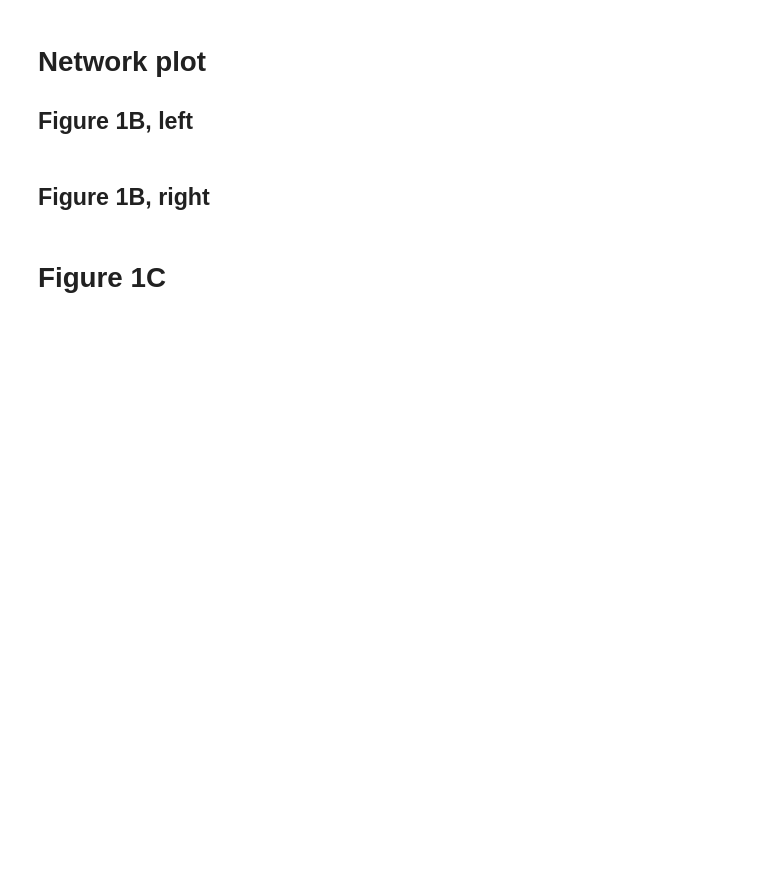
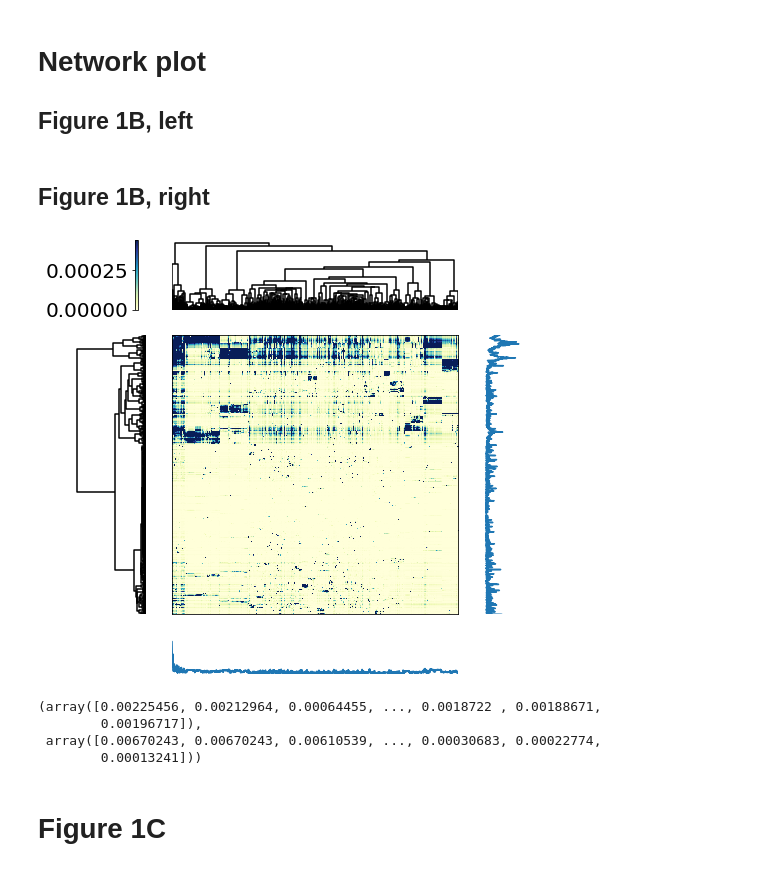
Before and after one commit to oacar/enm_package, a Jupyter notebook: notebooks/01-Fig1bcd_3c_4b_5df-052421.ipynb, the cells around one changed output. Drawn from its saved outputs; the diff is of its cells as text; code cells hidden in the pictures; blank space fills up the shorter version.

```diff
--- a/notebooks/01-Fig1bcd_3c_4b_5df-052421.ipynb
+++ b/notebooks/01-Fig1bcd_3c_4b_5df-052421.ipynb
@@ -24,7 +27,7 @@ figure_folder = "reports/figures/paper_figures_052521"
 # %% [markdown]
 # Read Enm pickle object
 # %%
-with open(snakemake.input.pickle_file_name,'rb') as f:
+with open('../data/interim/pcc.pickle','rb') as f:
     e_pcc = pickle.load(f)
 # %% [markdown]
 # Calculate node positions with spring layout
@@ -71,7 +74,13 @@ if snakemake.params['save']:
 ## Figure 1B, right
 # %%
 e_pcc.figure_path=figure_folder
-e_pcc.heatmap_annotated( save_figure=snakemake.params['save'] , figure_name = 'fig1b_right')
+e_pcc.heatmap_annotated( save_figure=False , figure_name = 'fig1b_right')
+# %% [output]
+[figure, added]
+(array([0.00225456, 0.00212964, 0.00064455, ..., 0.0018722 , 0.00188671,
+        0.00196717]),
+ array([0.00670243, 0.00670243, 0.00610539, ..., 0.00030683, 0.00022774,
+        0.00013241]))
 # %% [markdown]
 # Figure 1C
 # %% [markdown]
```
Also changed, not shown: parts of 17 cells of this notebook, 33 other files.
